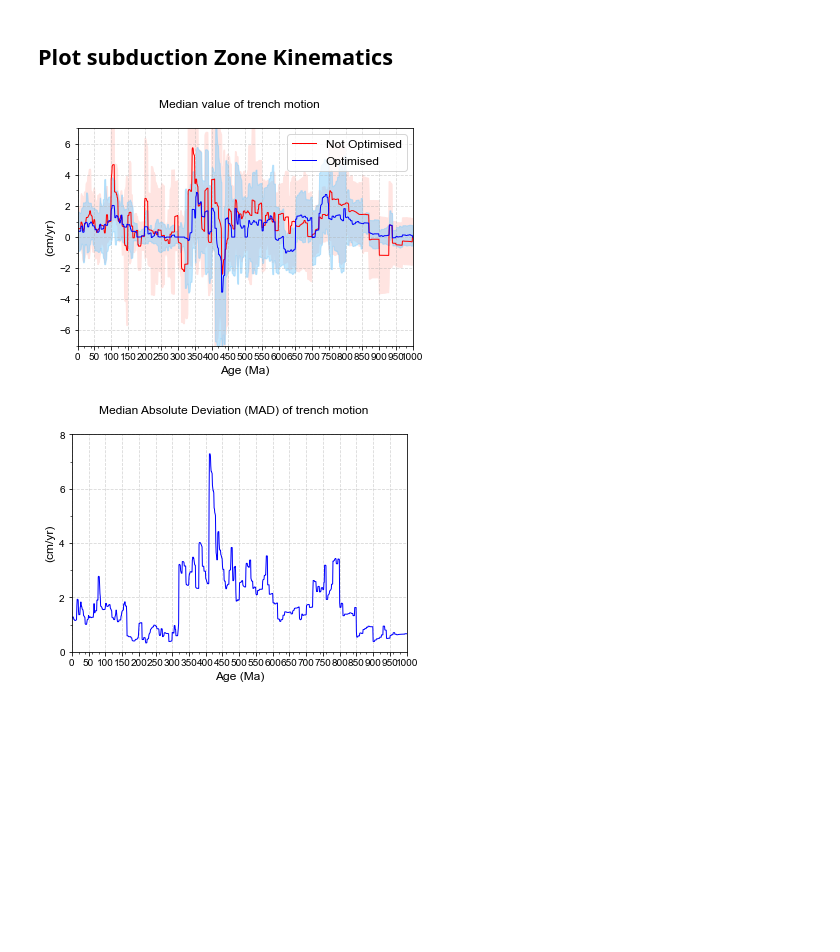
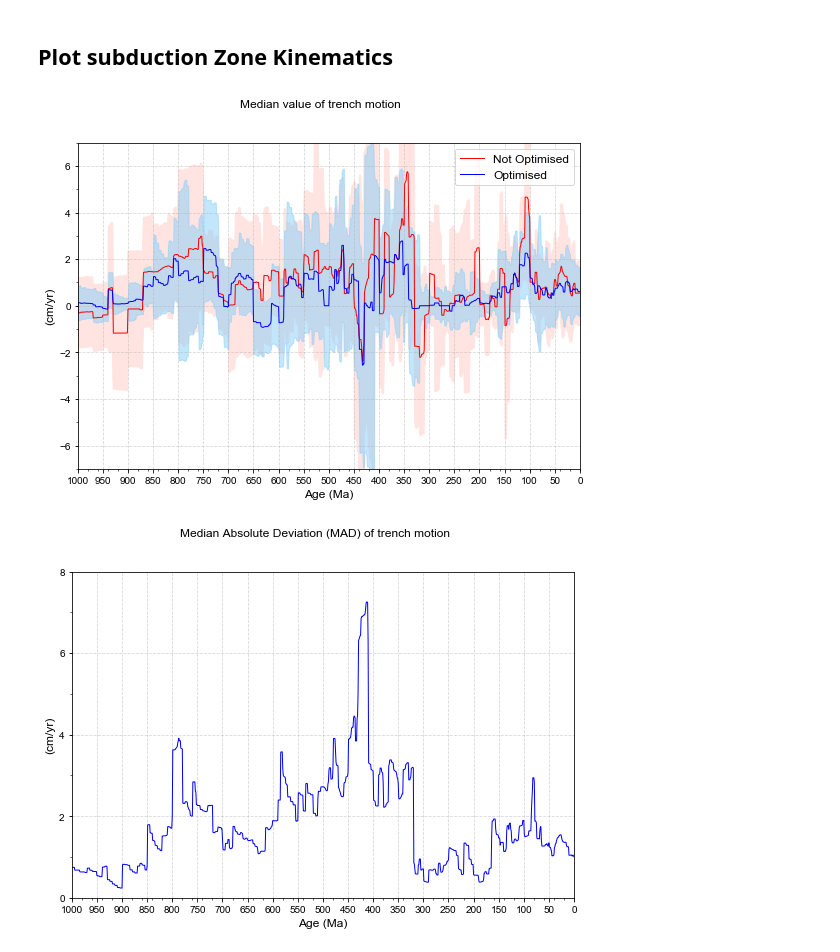
Before and after one commit to EarthByte/optAPM, a Jupyter notebook: figures/generate_trench_migration_figures.ipynb, the cells around one changed output. Saved outputs shown, nothing was run; the diff lists cells and outputs as text; code cells hidden in the pictures; blank space fills up the shorter version.

Commit message:
Updated to use SVN 1683 version of 1Ga model.
And inverted x-axis (time) in plots.

```diff
--- a/figures/generate_trench_migration_figures.ipynb
+++ b/figures/generate_trench_migration_figures.ipynb
@@ -60,9 +60,9 @@ elif model_dir == 'Global_1000-0_Model_2017':
     min_time = 0.
     max_time = 1000.
 
-    model_name = 'svn1628_run13'
+    model_name = 'svn1683_run18'
 
-    rotation_base_filenames = ['1000_0_rotfile_T12_APWP_mean50']
+    rotation_base_filenames = ['1000_0_rotfile_Merdith_et_al']
 else:
     # Define the time snapshots at which to get the subduction zone properties
     min_time = 0.
@@ -87,13 +87,13 @@ optimised_rotation_filenames = [
 if model_dir == 'Global_1000-0_Model_2017':
     # Starting at SVN rev 1624 there are other GPML files that we don't need to include.
     topology_base_filenames = [
-        '1000-410-Convergence_T12_APWP.gpml',
-        '1000-410-Divergence_T12_APWP.gpml',
-        '1000-410-Topologies_T12_APWP.gpml',
-        '1000-410-Transforms_T12_APWP.gpml',
-        'Global_Mesozoic-Cenozoic_plate_boundaries_Young_et_al_APWP.gpml',
-        'Global_Paleozoic_plate_boundaries_Young_et_al_APWP.gpml',
-        'TopologyBuildingBlocks_Young_et_al.gpml',
+        '250-0_plate_boundaries_Merdith_et_al.gpml',
+        '410-250_plate_boundaries_Merdith_et_al.gpml',
+        '1000-410-Convergence_Merdith_et_al.gpml',
+        '1000-410-Divergence_Merdith_et_al.gpml',
+        '1000-410-Topologies_Merdith_et_al.gpml',
+        '1000-410-Transforms_Merdith_et_al.gpml',
+        'TopologyBuildingBlocks_Merdith_et_al.gpml',
     ]
     topology_filenames = [os.path.join(input_dir, topology_base_filename)
             for topology_base_filename in topology_base_filenames]
@@ -254,11 +254,12 @@ def plot_trench_motion(
     # Plot trench motion
     #
 
-    fig = plt.figure(figsize=(6,4))
+    fig = plt.figure(figsize=(9,6))
     ax = fig.add_subplot(1, 1, 1)
     common_figure_setup(fig, ax)
     fig.suptitle(trench_motion_plot_title)
     plt.ylim((-7,7))
+    plt.gca().invert_xaxis() # Time should go from left to right.
 
     plt.fill_between(
         TimeStepList,
@@ -298,36 +299,37 @@ def plot_trench_motion(
     #
     # Plot trench motion median absolute deviation (MAD)
     #
 
-    fig = plt.figure(figsize=(6,4))
+    fig = plt.figure(figsize=(9,6))
     ax = fig.add_subplot(1, 1, 1)
     common_figure_setup(fig, ax)
     fig.suptitle(trench_motion_MAD_plot_title)
     plt.ylim((0,8))
+    plt.gca().invert_xaxis() # Time should go from left to right.
 
     plt.plot(
         TimeStepList,
         medfilt(np.array(all_median_abs_deviations_opt), medfilt_kernel_size),
         'b',
         linewidth=1)
 
     plt.savefig(trench_motion_MAD_plot_filename, format='pdf', dpi=600)
     plt.show()
 
 
 #medfilt_kernel_sizes = [1,3,5]
 medfilt_kernel_sizes = [5]
 
 for medfilt_kernel_size in medfilt_kernel_sizes:
     plot_trench_motion(
         'Median value of trench motion',
         os.path.join(output_dir, 'trench_motion_%s_%dMy.pdf' % (model_name, medfilt_kernel_size)),
         'Median Absolute Deviation (MAD) of trench motion',
         os.path.join(output_dir, 'trench_motion_MAD_%s_%dMy.pdf' % (model_name, medfilt_kernel_size)),
         medfilt_kernel_size)
 # %% [output]
-[figure, old version]
+[figure, new version]
-[figure, old version]
+[figure, new version]
 # %%
 time_step = 5
 
```
Also changed, not shown: parts of 1 cell of this notebook, 3 other files.
